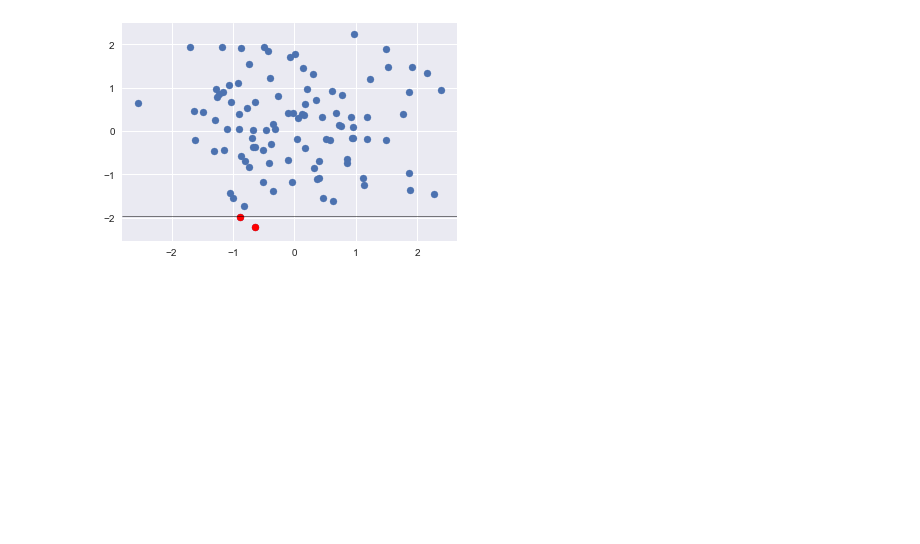
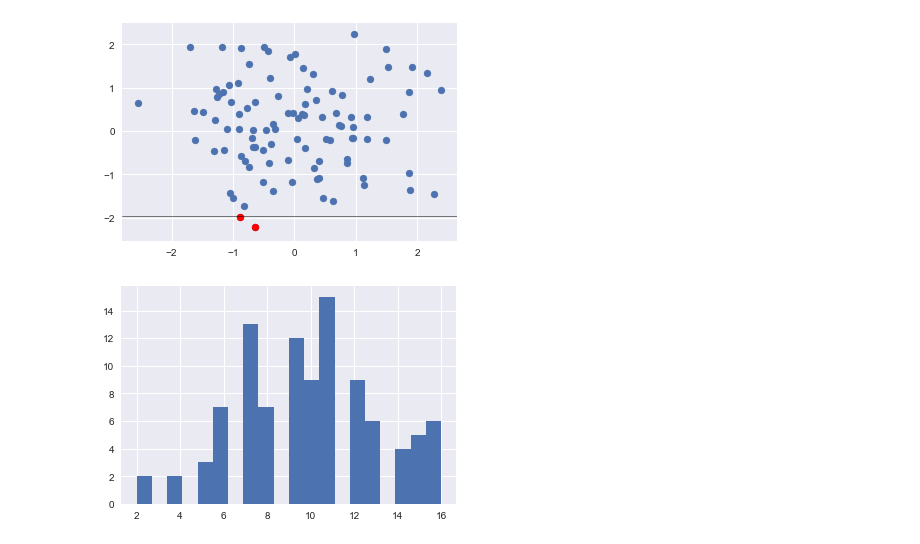
Before and after one commit to kLabUM/rrcf, a Jupyter notebook: notebooks/mktree.ipynb, the cells around one changed output. Cells and saved outputs as stored; diff of their text form; code cells hidden in the pictures; blank space fills up the shorter version.

Commit message:
Update tree struct

```diff
--- a/notebooks/mktree.ipynb
+++ b/notebooks/mktree.ipynb
@@ -107,3 +115,8 @@ root = root.l
+# %%
+leaves = {}
+tree = Tree()
+mktree(X, S, parent=tree)
+root = tree.root
 # %%
 #Two data points close to root
 root.l.l.i, root.l.r.i
@@ -117,3 +130,7 @@ plt.axhline(root.p, c='k', linewidth=0.5)
 # %% [output]
 <matplotlib.lines.Line2D at 0x...>
 [figure]
+# %%
+h = plt.hist(np.asarray([leaf.d for leaf in leaves.values()]), bins=20)
+# %% [output]
+[figure, added]
```
Also changed, not shown: parts of 6 cells of this notebook.
